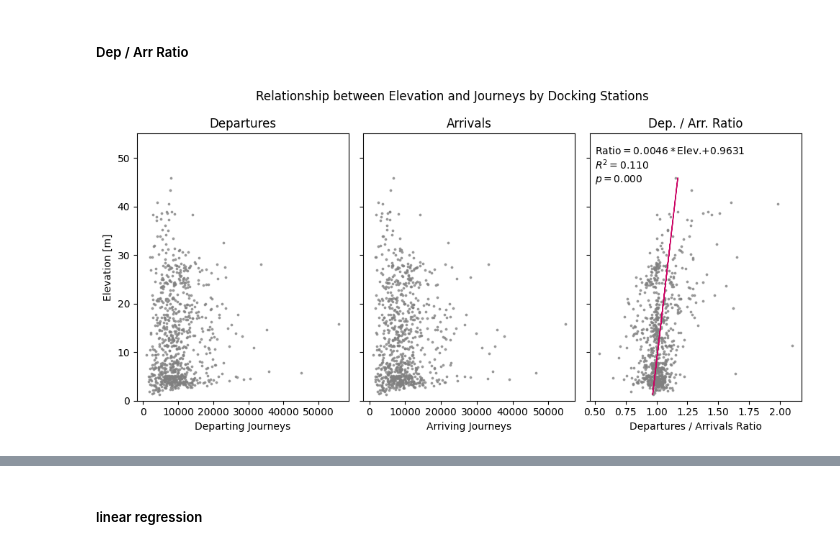
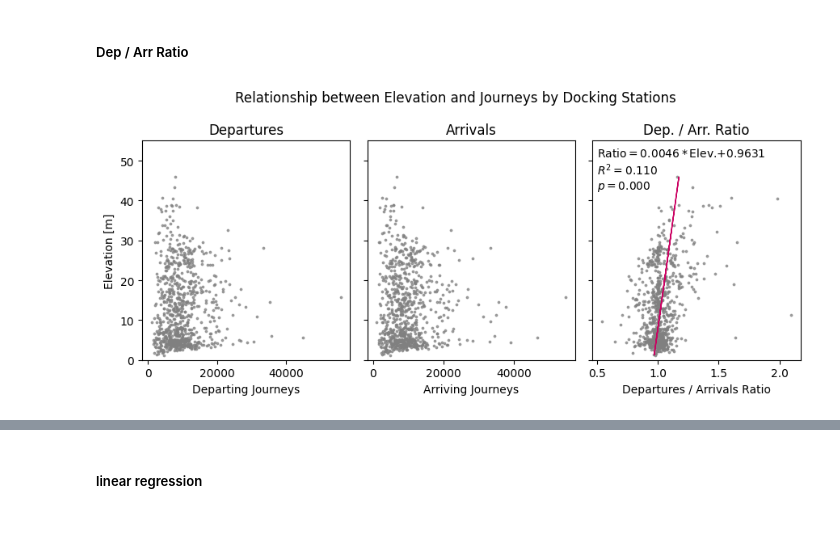
Before and after one commit to sokimura39/QM_Report, a Jupyter notebook: analysis.ipynb, the cells around one changed output, grey strips where cells are left out. Saved outputs shown, nothing was run; the diff lists cells and outputs as text; code cells hidden in the pictures.

Commit message:
Update document

```diff
--- a/analysis.ipynb
+++ b/analysis.ipynb
@@ -41,6 +41,7 @@ geom_path = os.path.join('data', 'London_geometry')
 lsoa_fn = 'LSOA_2011_London_gen_MHW.shp'
 msoa_fn = 'MSOA_2011_London_gen_MHW.shp'
 cc_fn = 'CentralUltraLowEmissionZone.gpkg'
+img_path = os.path.join('documents', 'img')
 # %%
 # load data
 journeys_gdf = gpd.read_parquet(os.path.join(journeys_path, journeys_gdf_fn))
@@ -335,7 +374,7 @@ slope, intercept, r, p, std_error = scipy.stats.linregress(usage_gdf.height, usa
 
 # make plot
 
-fig, axes = plt.subplots(1,3, figsize = (10, 5), sharey = True)
+fig, axes = plt.subplots(1,3, figsize = (9, 4), sharey = True)
 
 dot_color = 'gray'
 
@@ -358,33 +397,38 @@ axes[1].scatter(
 )
 
 # ratio
 axes[2].scatter(
     x = usage_gdf.od_ratio,
     y = usage_gdf.height,
     s = 3,
     c = dot_color,
     alpha = 0.7
 )
 
 # set limits
 axes[0].set_ylim(0, 55)
 
+# set ticks
+axes[0].set_xticks([0, 20000, 40000])
+axes[1].set_xticks([0, 20000, 40000])
+
+
 # add regression line
 axes[2].plot(usage_gdf.height * slope + intercept, usage_gdf.height, color = 'xkcd:deep pink', linewidth = 1)
 # annotate R squared value
-axes[2].annotate(f'Ratio$= {slope:.4f} * $Elev.$ + {intercept:.4f} $\n$R^2={r ** 2:.3f}$\n$p = {p:.3f}$', xy = (0.5, 45))
+axes[2].annotate(f'Ratio$= {slope:.4f} * $Elev.$ + {intercept:.4f} $\n$R^2={r ** 2:.3f}$\n$p = {p:.3f}$', xy = (0.5, 43))
 
 # set labels
 axes[0].set_ylabel('Elevation [m]')
 axes[0].set_xlabel('Departing Journeys')
 axes[0].set_title('Departures')
 axes[1].set_xlabel('Arriving Journeys')
 axes[1].set_title('Arrivals')
 axes[2].set_xlabel('Departures / Arrivals Ratio')
 axes[2].set_title('Dep. / Arr. Ratio')
 plt.suptitle('Relationship between Elevation and Journeys by Docking Stations')
 
 plt.tight_layout()
-plt.show()
+plt.savefig(os.path.join(img_path, 'elev_scatter.png'))
 # %% [output]
-[figure, old version]
+[figure, new version]
```
Also changed, not shown: parts of 20 cells of this notebook, 23 other files.
